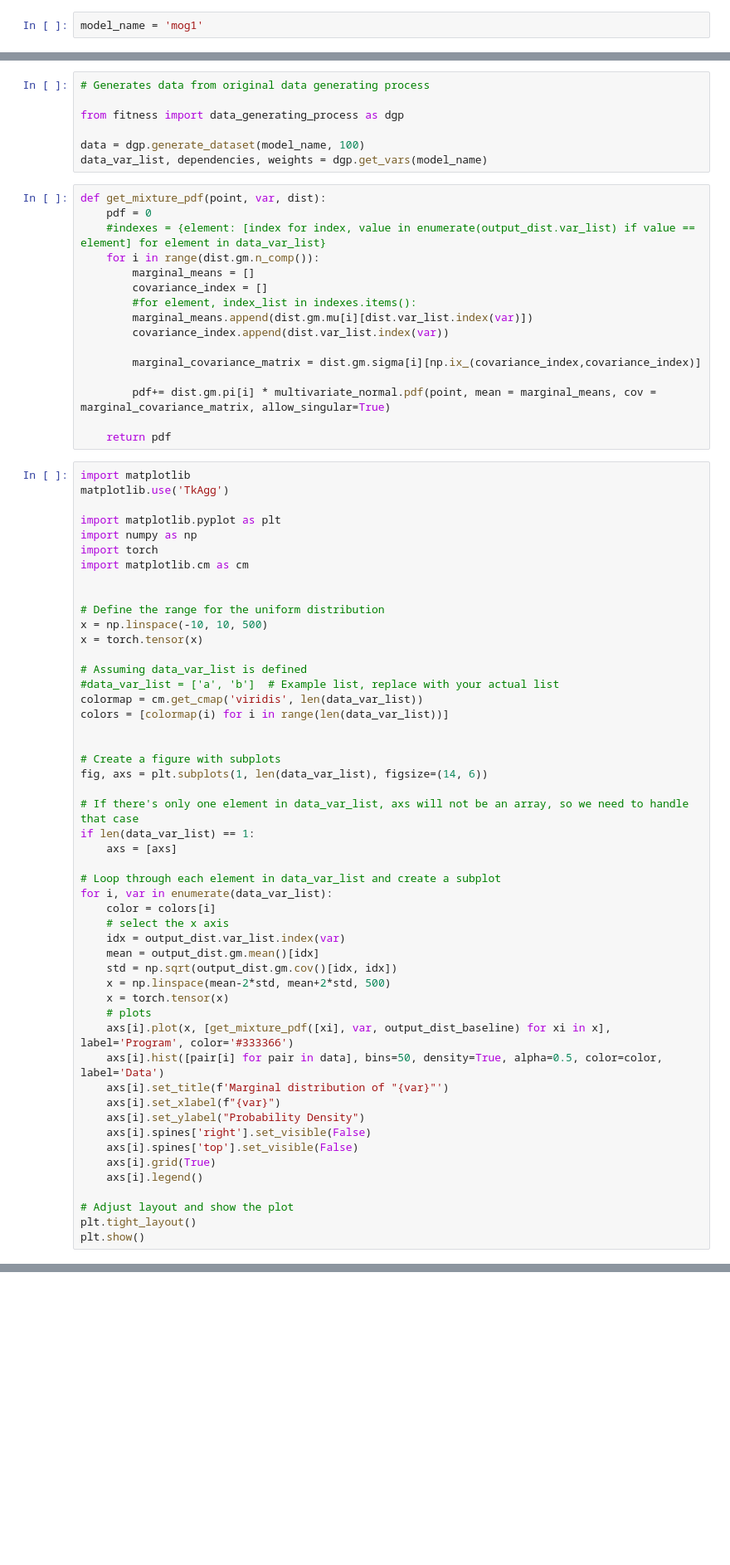
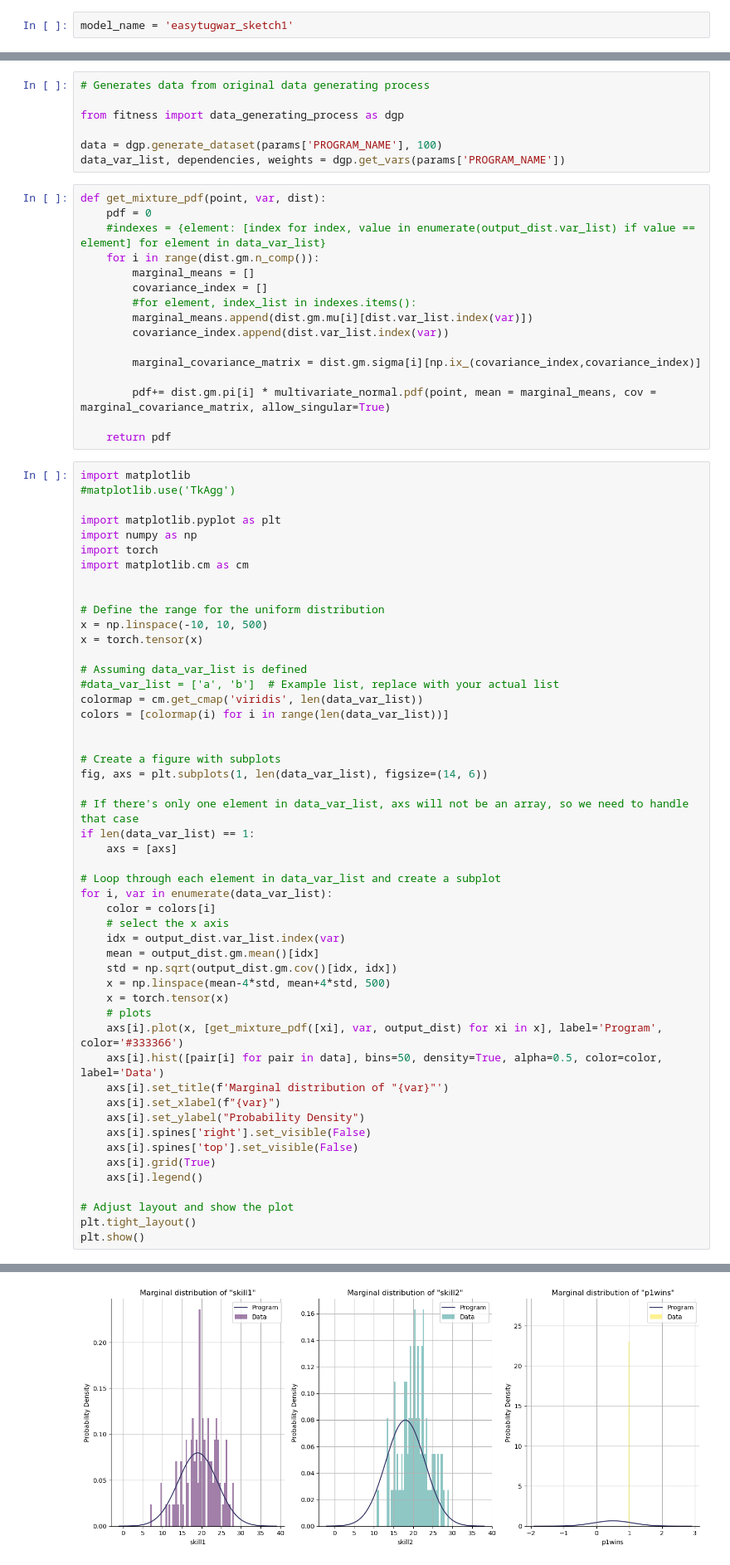
Before and after one commit to r-doz/Evolutionary-PP-Synthesis, a Jupyter notebook: src/test.ipynb, the cells around one changed output, grey strips where cells are left out. Shown at 83% size. Drawn from its saved outputs; the diff is of its cells as text; blank space fills up the shorter version.

```diff
--- a/src/test.ipynb
+++ b/src/test.ipynb
@@ -18,5 +19,5 @@ from fitness.soga_fitness_trueskills import *
 # %%
-model_name = 'mog1'
+model_name = 'easytugwar_sketch1'
 # %%
 from os import getcwd, listdir, path, sep
 
@@ -97,8 +103,8 @@ output_dist_baseline = start_SOGA(cfg_baseline)
 
 from fitness import data_generating_process as dgp
 
-data = dgp.generate_dataset(model_name, 100)
-data_var_list, dependencies, weights = dgp.get_vars(model_name)
+data = dgp.generate_dataset(params['PROGRAM_NAME'], 100)
+data_var_list, dependencies, weights = dgp.get_vars(params['PROGRAM_NAME'])
 # %%
 def get_mixture_pdf(point, var, dist):
     pdf = 0
@@ -117,7 +123,7 @@ def get_mixture_pdf(point, var, dist):
     return pdf
 # %%
 import matplotlib
-matplotlib.use('TkAgg')
+#matplotlib.use('TkAgg')
 
 import matplotlib.pyplot as plt
 import numpy as np
@@ -149,10 +155,10 @@ for i, var in enumerate(data_var_list):
     idx = output_dist.var_list.index(var)
     mean = output_dist.gm.mean()[idx]
     std = np.sqrt(output_dist.gm.cov()[idx, idx])
-    x = np.linspace(mean-2*std, mean+2*std, 500)
+    x = np.linspace(mean-4*std, mean+4*std, 500)
     x = torch.tensor(x)
     # plots
-    axs[i].plot(x, [get_mixture_pdf([xi], var, output_dist_baseline) for xi in x], label='Program', color='#333366')
+    axs[i].plot(x, [get_mixture_pdf([xi], var, output_dist) for xi in x], label='Program', color='#333366')
     axs[i].hist([pair[i] for pair in data], bins=50, density=True, alpha=0.5, color=color, label='Data')
     axs[i].set_title(f'Marginal distribution of "{var}"')
     axs[i].set_xlabel(f"{var}")
@@ -170,3 +175,4 @@ FloatingPointError: underflow encountered in exp
+[figure, added]
 # %%
 #3D image of the joint distribution
 from mpl_toolkits.mplot3d import Axes3D
```
Also changed, not shown: parts of 6 cells of this notebook, 7 other files.
